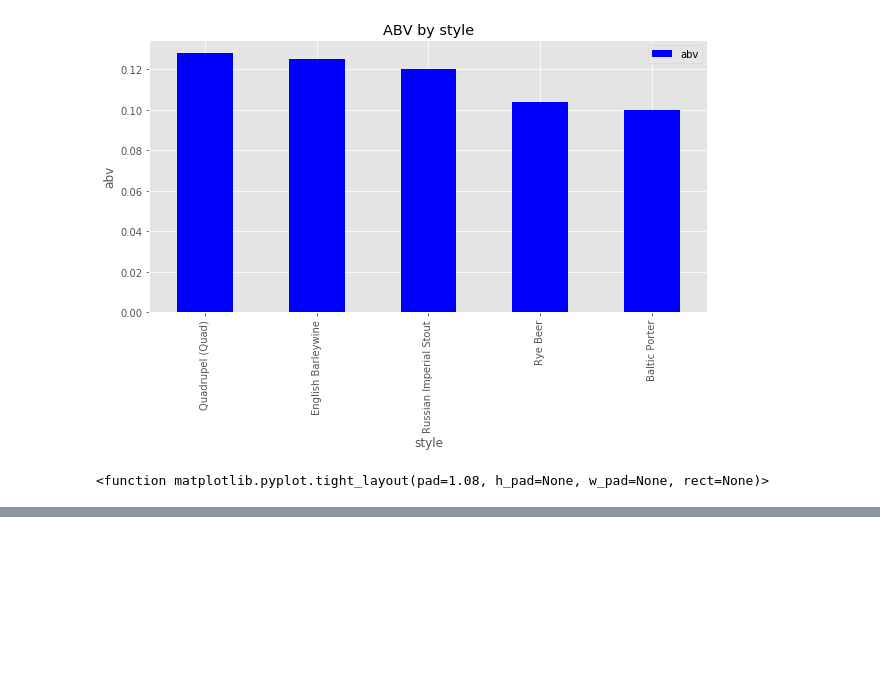
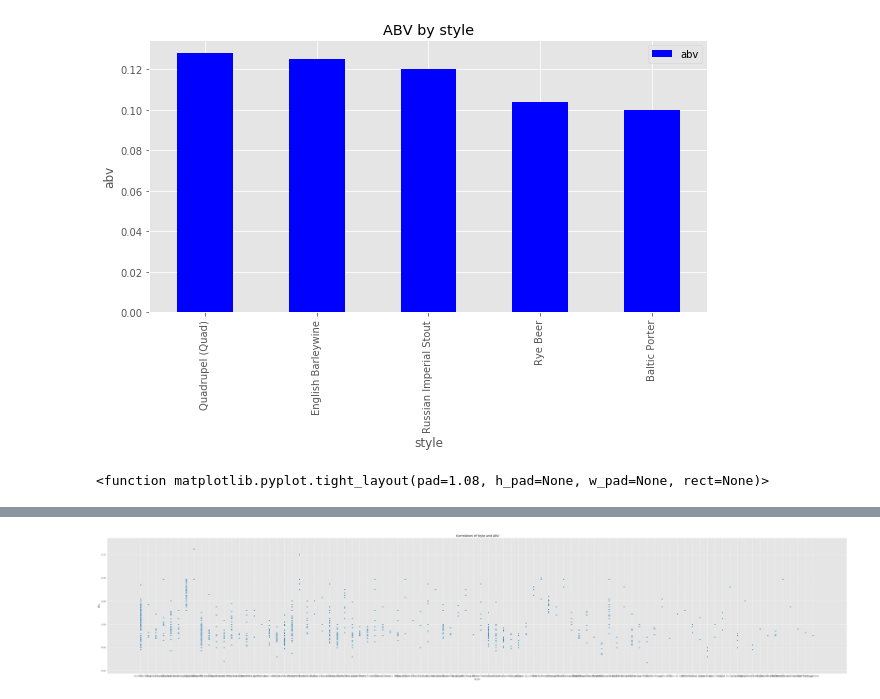
Before and after one commit to ItsGreyedOut/Brewery-Startup, a Jupyter notebook: resources/BeerStyles.ipynb, the cells around one changed output, grey strips where cells are left out. Cells and saved outputs as stored; diff of their text form; code cells hidden in the pictures; blank space fills up the shorter version.

```diff
--- a/resources/BeerStyles.ipynb
+++ b/resources/BeerStyles.ipynb
@@ -267,0 +410,6 @@ TypeError: no numeric data to plot
+# %%
+new_poop_df.plot(kind='scatter', x='style', y='abv', grid=True, figsize=(50,10),
+                       title=f' Correlation of Style and ABV')
+plt.tight_layout()
+# %% [output]
+[figure, added]
```
Also changed, not shown: parts of 18 cells of this notebook.
